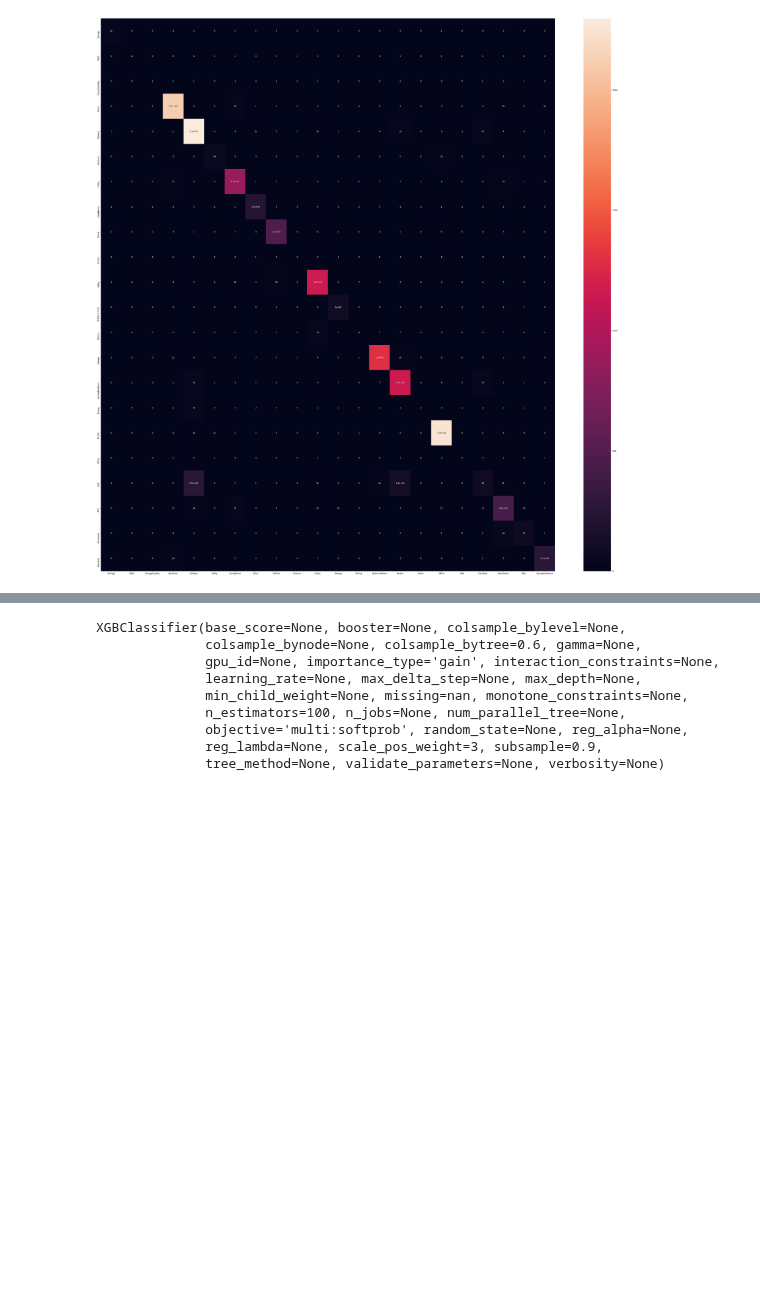
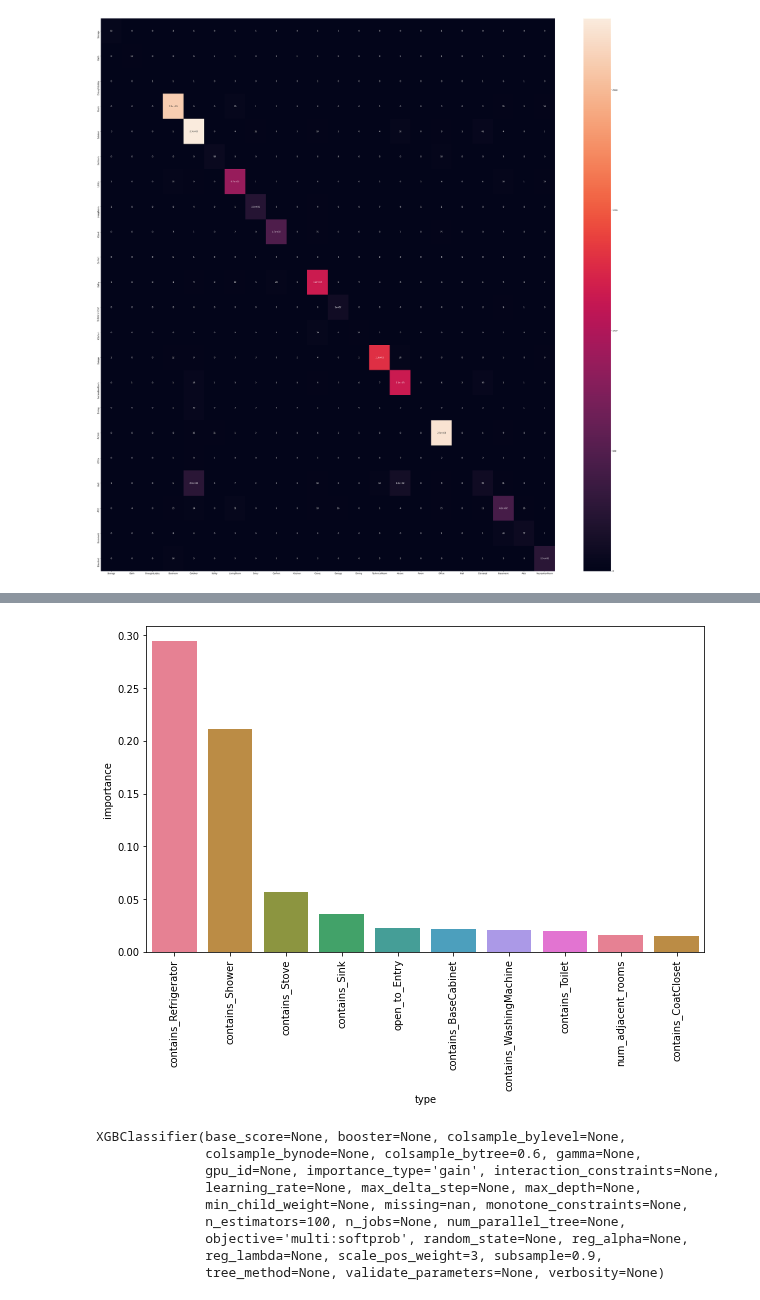
Before and after one commit to cltarchitecture/2021-spring-studio-lab, a Jupyter notebook: Machine Learning/XGB_Final.ipynb, the cells around one changed output, grey strips where cells are left out. Drawn from its saved outputs; the diff is of its cells as text; code cells hidden in the pictures; blank space fills up the shorter version.

```diff
--- a/Machine Learning/XGB_Final.ipynb
+++ b/Machine Learning/XGB_Final.ipynb
@@ -189,3 +189,7 @@ sns.heatmap(df_cm, annot=True)
 # %% [output]
 <AxesSubplot:>
 [figure]
+# %%
+f_import = list(zip(X_train_train,xgb.feature_importances_))
+for name,score in sorted(f_import, key = lambda x: x[1], reverse = True):
+    print(name,score)
@@ -192,3 +214,12 @@ sns.heatmap(df_cm, annot=True)
+# %%
+feat_imp = pd.DataFrame(data= {'type':[x[0] for x in f_import] , 'importance':[x[1] for x in f_import]}).sort_values('importance', ascending= False)
+feat_imp
+fig1 = sns.barplot(x='type',y='importance',data= feat_imp.head(10), palette=sns.color_palette("husl", 8))
+plt.xticks(rotation=90)
+plt.show()
+# sns.lineplot((x[0] for x in f_import) , (x[1] for x in f_import) )
+# %% [output]
+[figure, added]
 # %%
 #XGB default parameters
 xgb = XGBClassifier(objective='multi:softprob',
```
Also changed, not shown: parts of 1 cell of this notebook, 1 other file.
